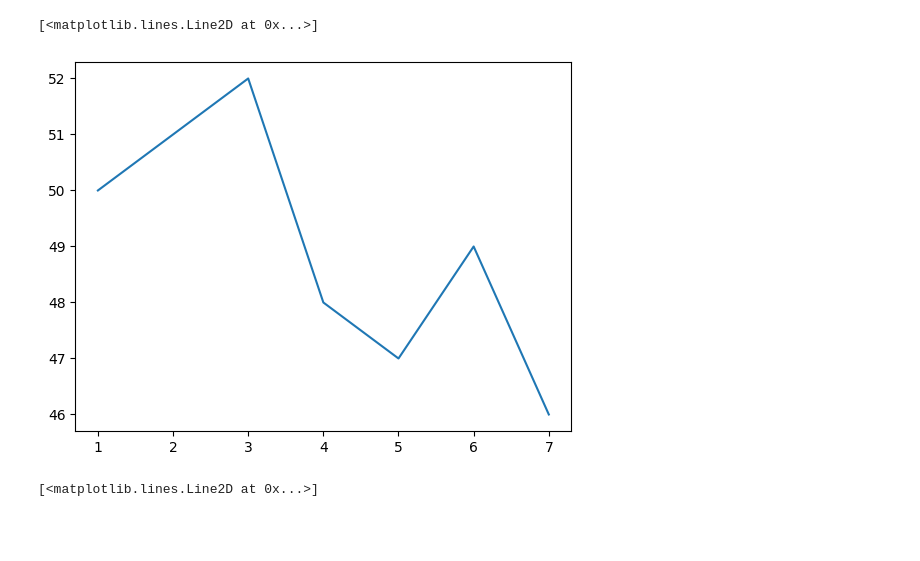
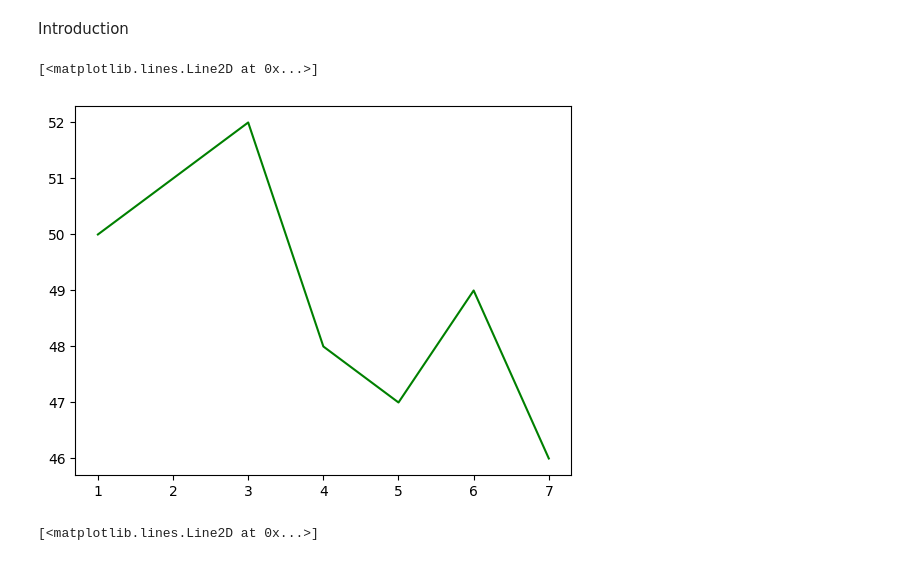
Before and after one commit to ChiefBibek/Matplotlib, a Jupyter notebook: matplot.ipynb, the cells around one changed output. Saved outputs shown, nothing was run; the diff lists cells and outputs as text; code cells hidden in the pictures; blank space fills up the shorter version.

Commit message:
introduction completed

```diff
--- a/matplot.ipynb
+++ b/matplot.ipynb
@@ -1,3 +1,5 @@
+# %% [markdown]
+Introduction
 # %%
 import matplotlib.pyplot as plt
 %matplotlib inline
@@ -5,10 +7,10 @@ import matplotlib.pyplot as plt
 x = [1,2,3,4,5,6,7]
 y = [ 50,51,52,48,47,49,46]
 # %%
-plt.plot(x,y)
+plt.plot(x,y,color='green')
 # %% [output]
 [<matplotlib.lines.Line2D at 0x...>]
-[figure, old version]
+[figure, new version]
 # %%
 plt.plot(x,y,'bo')
 # %% [output]
```
Also changed, not shown: parts of 2 cells of this notebook.
